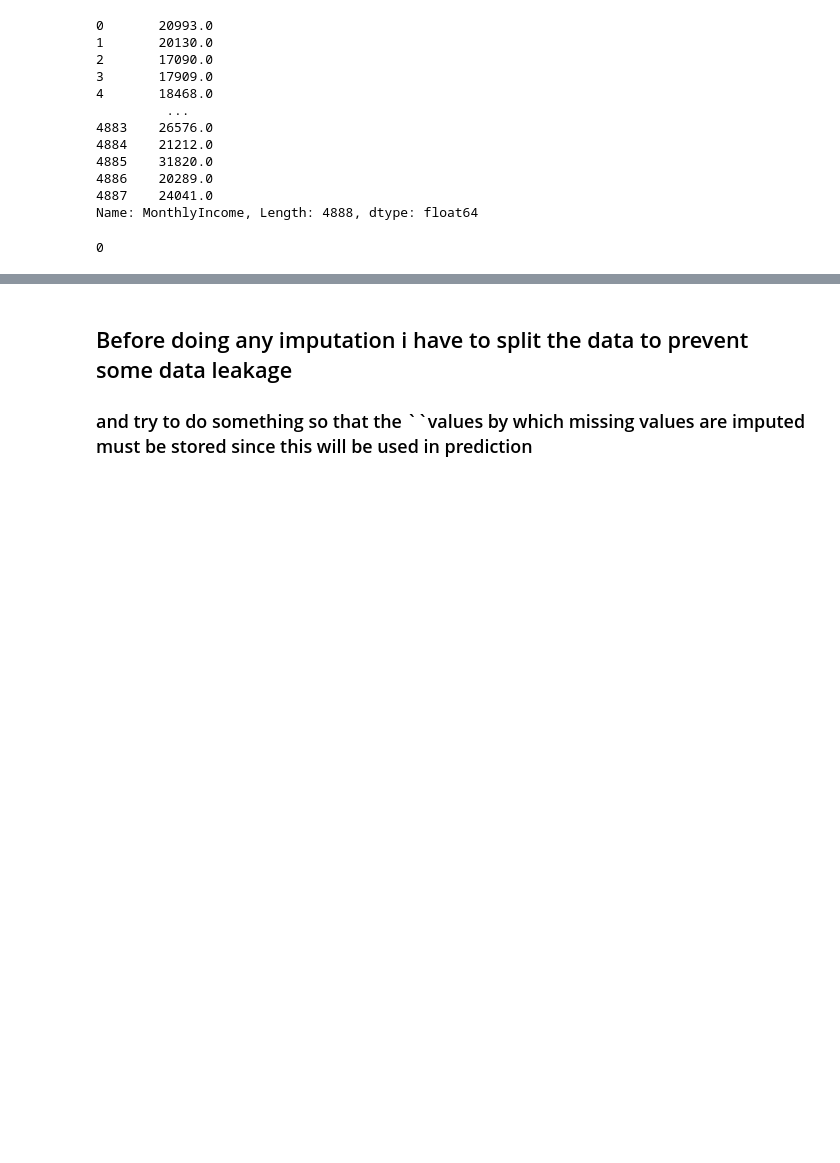
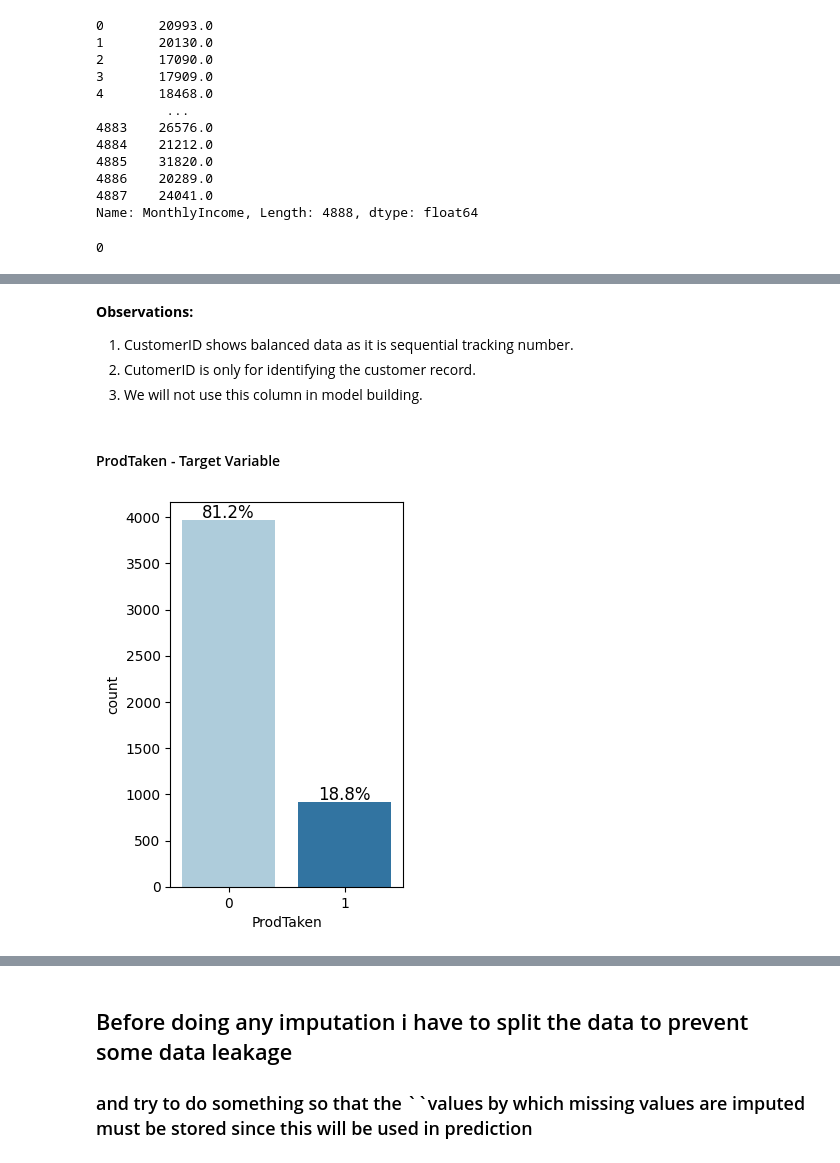
Before and after one commit to Kirtimaanwani/Travel-package-purchase-prediction, a Jupyter notebook: notebooks/problem-statement-and-EDA.ipynb, the cells around one changed output, grey strips where cells are left out. Drawn from its saved outputs; the diff is of its cells as text; code cells hidden in the pictures; blank space fills up the shorter version.

```diff
--- a/notebooks/problem-statement-and-EDA.ipynb
+++ b/notebooks/problem-statement-and-EDA.ipynb
@@ -83,3 +79,16 @@ df_back = df.copy()
+# %%
+# split the columns in Dependent and Independent Set
+X= df.drop(["ProdTaken"],axis=1)
+y= df["ProdTaken"]
+
+
+# splitting data into training and test set, use stratify to maintain the original distribution of Dependent variable as of original set
+X_train_all ,X_test, y_train_all, y_test =train_test_split(X,y, test_size=0.15, random_state=25,stratify=y)
+
+
+# further i will be splitting X_train_all and y_train_all for model validation
+# creating a list of column names
+feature_names = X_train_all.columns.to_list()
 # %% [markdown]
 ## Understanding the data
 # %% [markdown]
@@ -437,0 +607,13 @@ df.groupby(["Designation"])["MonthlyIncome"].transform(lambda a: a.fillna(a.medi
+# %% [markdown]
+**Observations:**
+
+1. CustomerID shows balanced data as it is sequential tracking number.
+2. CutomerID is only for identifying the customer record.
+3. We will not use this column in model building.
+# %% [markdown]
+#### ProdTaken - Target Variable
+# %%
+# using label_barplot function to plot the graph
+labeled_barplot(df,"ProdTaken", perc=True, v_ticks=False)
+# %% [output]
+[figure, added]
```
Also changed, not shown: parts of 28 cells of this notebook.
